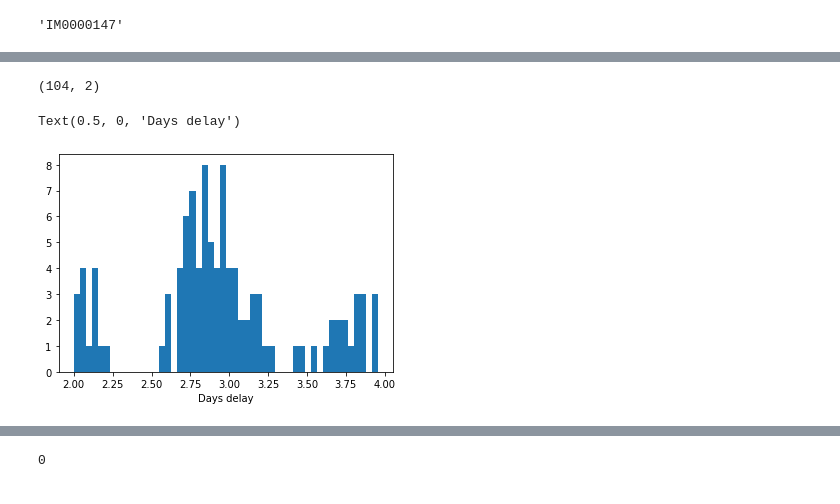
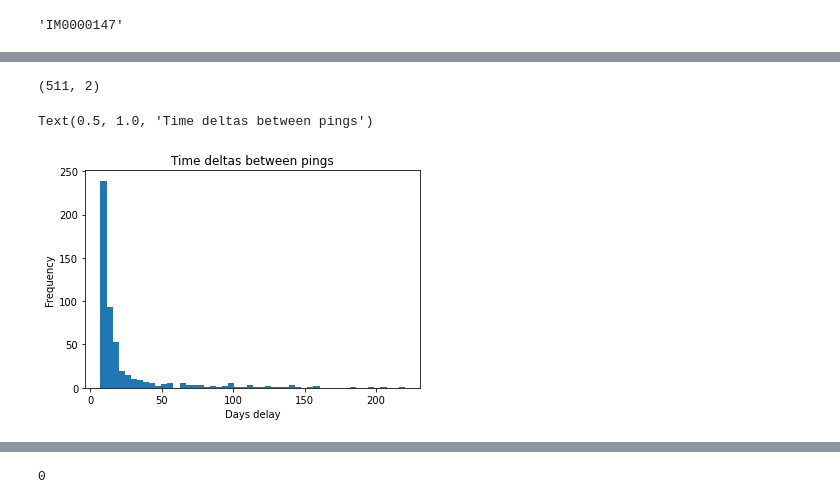
Before and after one commit to mervinhorst/INFOMPROM_G2, a Jupyter notebook: pingpong.ipynb, the cells around one changed output, grey strips where cells are left out. Saved outputs shown, nothing was run; the diff lists cells and outputs as text; code cells hidden in the pictures.

Commit message:
analyzing time delta between pings

```diff
--- a/pingpong.ipynb
+++ b/pingpong.ipynb
@@ -80,8 +81,8 @@ asset_types = []
 pings_list = []
 timedeltas = []
 for (pos, i_id) in enumerate(get_unique_incidents(data)):
-    if pos == 1000:
-        break
+    # if pos == 1000:
+    #     break
     sorted_incident = incident_sorted_list(data, i_id)
     pings, activities, timedelta = check_ping_pong(sorted_incident)
     timedeltas.append(timedelta)
@@ -136,17 +161,19 @@ dtype: object
 # %%
 deltas_df['Time Deltas [s]'] = deltas_df['Time Deltas'].astype('timedelta64[s]')
-result  = deltas_df[deltas_df['Time Deltas'].astype('timedelta64[s]').between(60 * 60 * 48, 60 * 60 * 96)]
+result  = deltas_df[deltas_df['Time Deltas'].astype('timedelta64[s]') > 60 * 60 *24 * 7]
 # %%
 result.shape
 # %% [output]
-(104, 2)
+(511, 2)
 # %%
 # deltas_df['Time Deltas'].dt.days.plot.hist(bins=20)
 plt.hist((result['Time Deltas'].astype('timedelta64[h]') / 24), bins=50)
 plt.xlabel("Days delay")
+plt.ylabel("Frequency")
+plt.title("Time deltas between pings")
 # %% [output]
-Text(0.5, 0, 'Days delay')
+Text(0.5, 1.0, 'Time deltas between pings')
-[figure, old version]
+[figure, new version]
 # %%
 # asset_type_pings_df['Asset Type'].value_counts().plot()
 asset_type_pings_df['Asset Type'].value_counts().plot(kind='bar')
```
Also changed, not shown: parts of 16 cells of this notebook.
